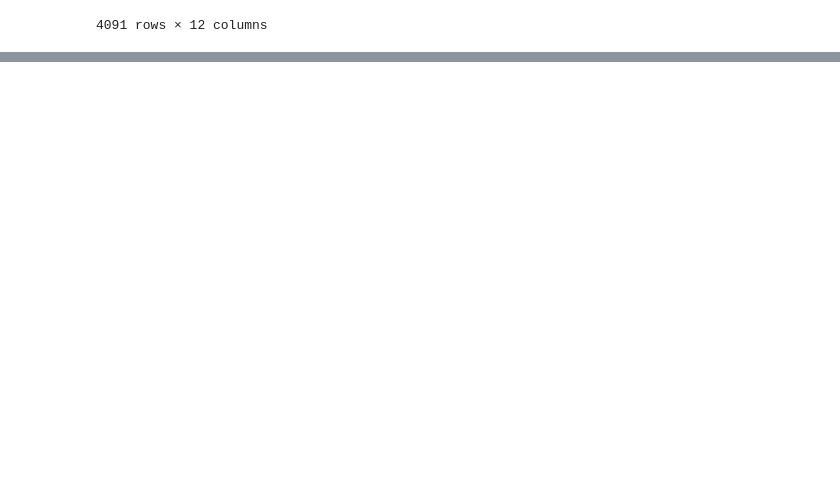
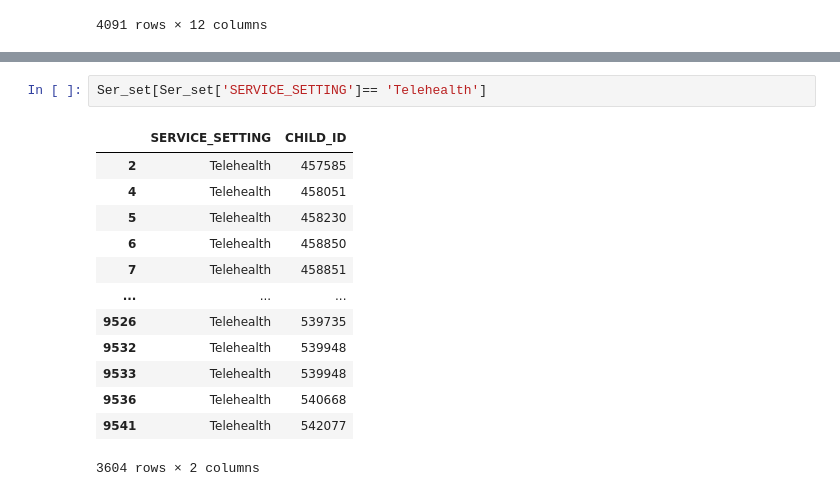
Before and after one commit to NSS-Data-Analytics-Cohort-8/teis_da8_1-dadboddenims, a Jupyter notebook: notebook/Partner2.ipynb, the cells around one changed output, grey strips where cells are left out. Drawn from its saved outputs; the diff is of its cells as text; blank space fills up the shorter version.

```diff
--- a/notebook/Partner2.ipynb
+++ b/notebook/Partner2.ipynb
@@ -216,0 +210,16 @@ Ser_set[Ser_set['SERVICE_SETTING']== 'Community']
+# %%
+Ser_set[Ser_set['SERVICE_SETTING']== 'Telehealth']
+# %% [output]
+|  | SERVICE_SETTING | CHILD_ID |
+| 2 | Telehealth | 457585 |
+| 4 | Telehealth | 458051 |
+| 5 | Telehealth | 458230 |
+| 6 | Telehealth | 458850 |
+| 7 | Telehealth | 458851 |
+| ... | ... | ... |
+| 9526 | Telehealth | 539735 |
+| 9532 | Telehealth | 539948 |
+| 9533 | Telehealth | 539948 |
+| 9536 | Telehealth | 540668 |
+| 9541 | Telehealth | 542077 |
+3604 rows × 2 columns
```
Also changed, not shown: parts of 26 cells of this notebook.
